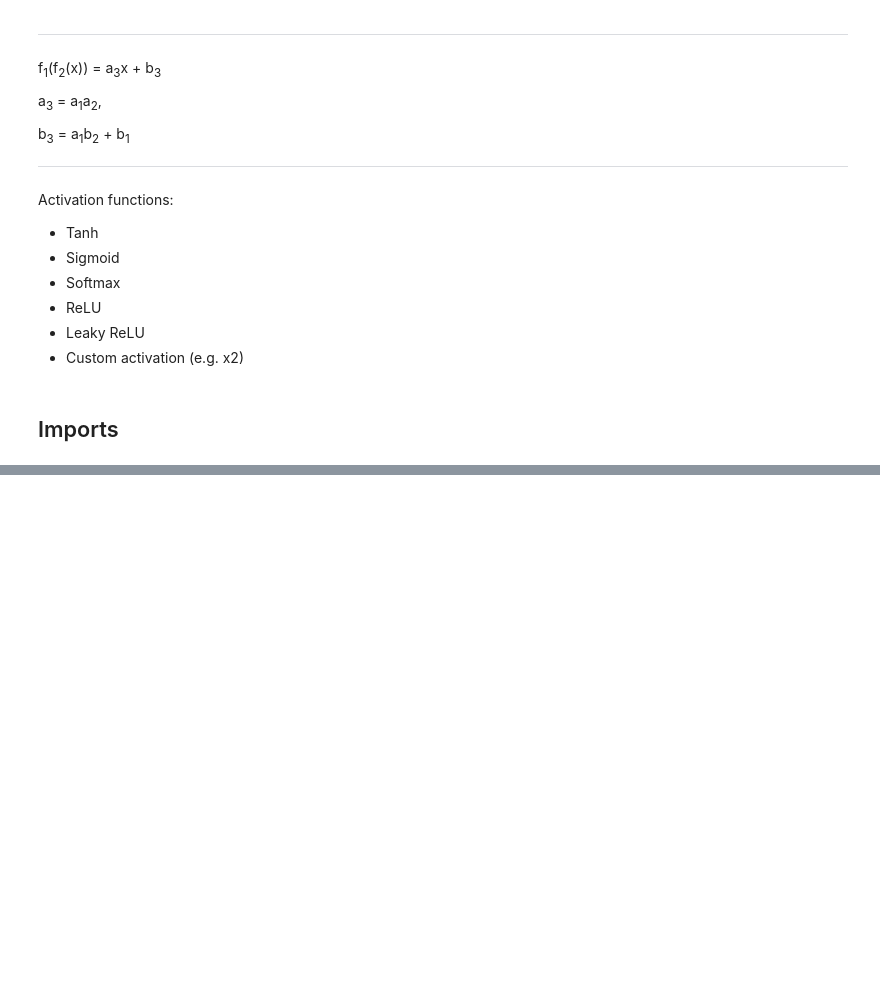
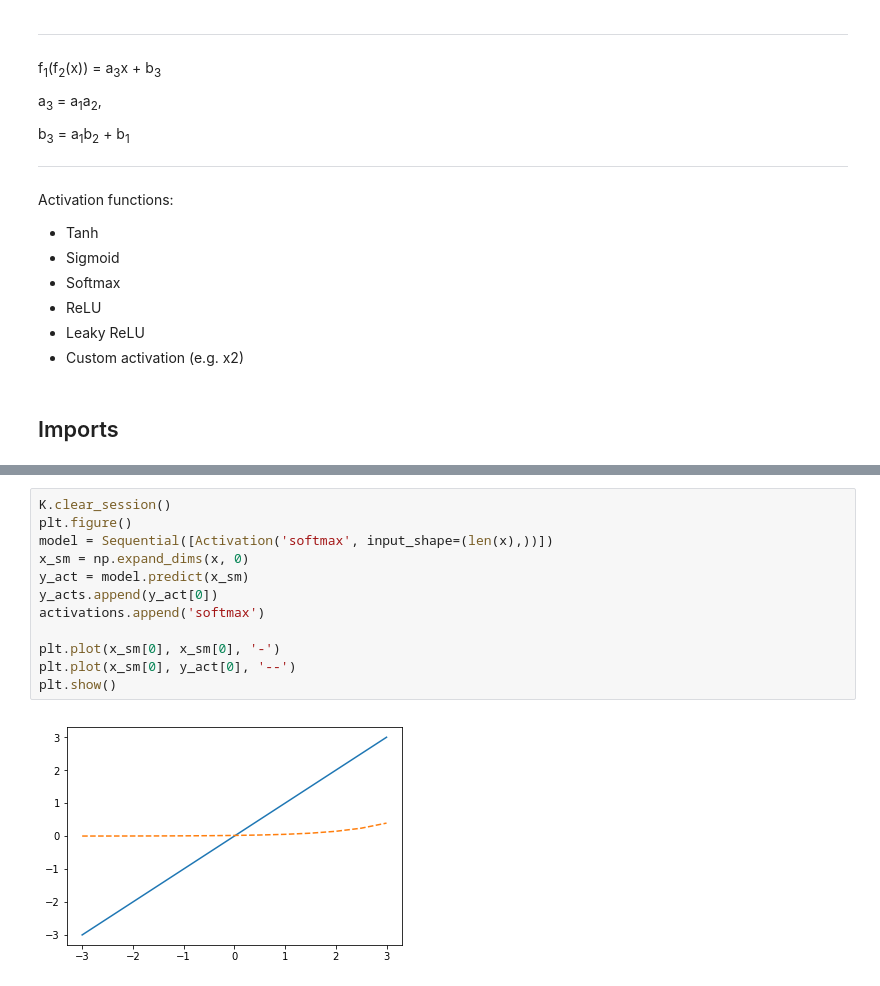
Before and after one commit to eljirg/Machine-Learning, a Jupyter notebook: Activation Functions - Keras and Pytorch.ipynb, the cells around one changed output, grey strips where cells are left out. Drawn from its saved outputs; the diff is of its cells as text; blank space fills up the shorter version.

```diff
--- a/Activation Functions - Keras and Pytorch.ipynb
+++ b/Activation Functions - Keras and Pytorch.ipynb
@@ -59,0 +118,14 @@ from sklearn.datasets import load_boston
+# %%
+K.clear_session()
+plt.figure()
+model = Sequential([Activation('softmax', input_shape=(len(x),))])
+x_sm = np.expand_dims(x, 0)
+y_act = model.predict(x_sm)
+y_acts.append(y_act[0])
+activations.append('softmax')
+
+plt.plot(x_sm[0], x_sm[0], '-')
+plt.plot(x_sm[0], y_act[0], '--')
+plt.show()
+# %% [output]
+[figure, added]
```
Also changed, not shown: parts of 9 cells of this notebook.
